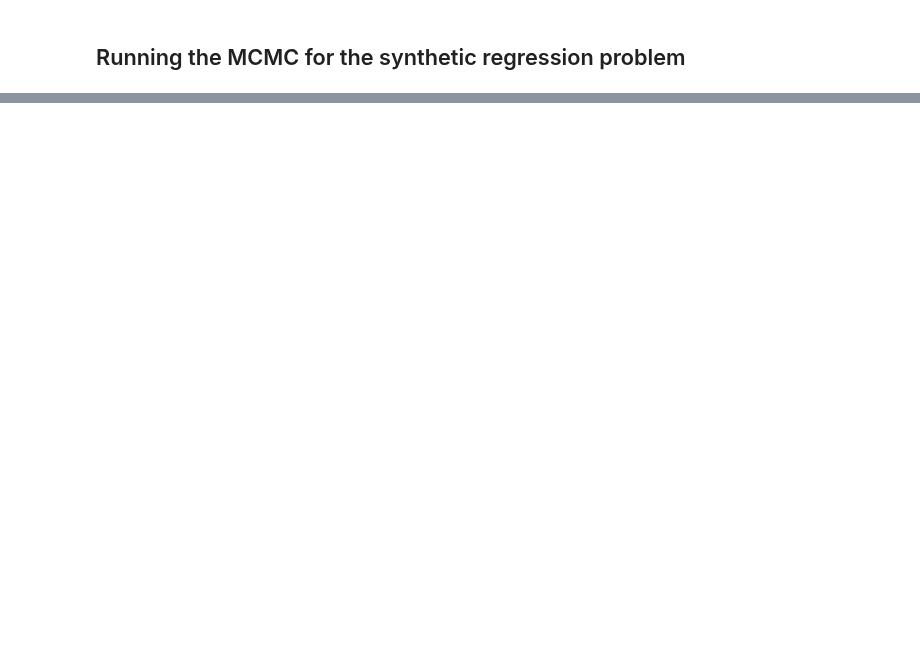
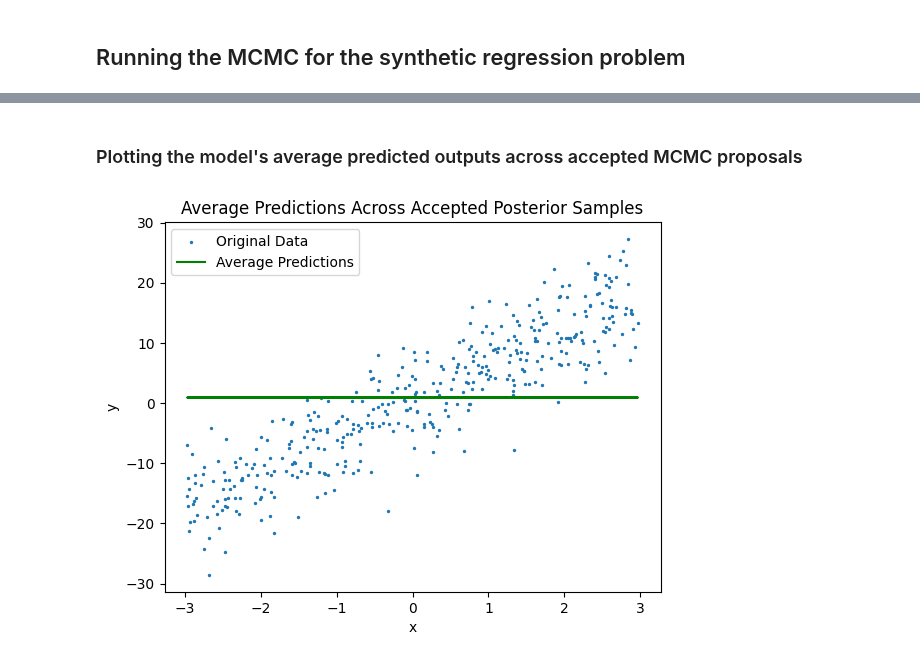
Before and after one commit to pranigopu/mastersProject, a Jupyter notebook: code/mcmc_for_neural_networks.ipynb, the cells around one changed output, grey strips where cells are left out. Saved outputs shown, nothing was run; the diff lists cells and outputs as text; code cells hidden in the pictures; blank space fills up the shorter version.

```diff
--- a/code/mcmc_for_neural_networks.ipynb
+++ b/code/mcmc_for_neural_networks.ipynb
@@ -682,0 +740,16 @@ results
+# %% [markdown]
+### Plotting the model's average predicted outputs across accepted MCMC proposals
+# %%
+x_data_with_bias = np.concatenate((x_data, np.ones(x_data.shape)), axis=1)
+predictions = np.matmul(mcmc.pos_θ, x_data_with_bias.T)
+avg_predictions = np.mean(predictions, axis=0)
+
+plt.scatter(x_data, y_data, s=2, label='Original Data')
+plt.plot(x_data, avg_predictions, color='green', label='Average Predictions')
+plt.title('Average Predictions Across Accepted Posterior Samples')
+plt.xlabel('x')
+plt.ylabel('y')
+plt.legend()
+plt.show()
+# %% [output]
+[figure, added]
```
Also changed, not shown: parts of 19 cells of this notebook, 1 other file.
